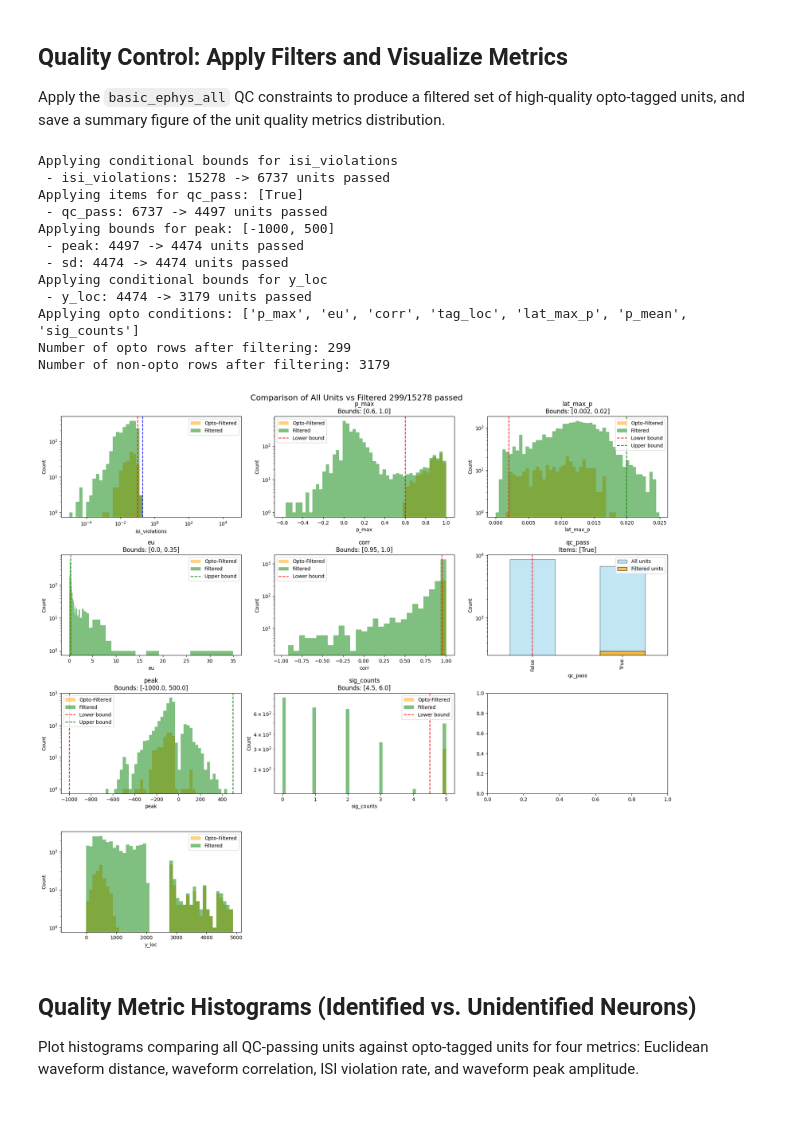
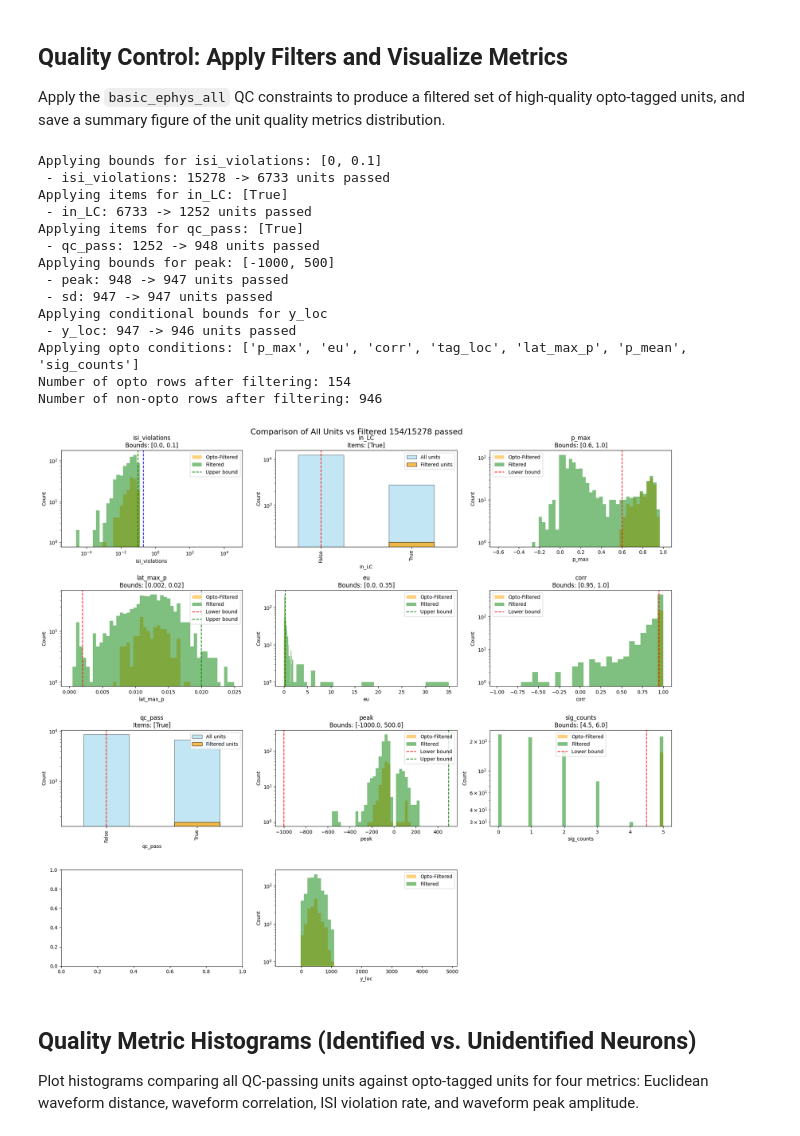
Before and after one commit to AllenNeuralDynamics/LC-beh-physiology-analysis, a Jupyter notebook: code/beh_ephys_analysis/session_combine/manuscript_figures/F_basic_ephys.ipynb, the cells around one changed output. Saved outputs shown, nothing was run; the diff lists cells and outputs as text; code cells hidden in the pictures.

```diff
--- a/code/beh_ephys_analysis/session_combine/manuscript_figures/F_basic_ephys.ipynb
+++ b/code/beh_ephys_analysis/session_combine/manuscript_figures/F_basic_ephys.ipynb
@@ -113,52 +113,54 @@ combined_tagged_units.rename(columns={'unit': 'unit_id'}, inplace=True)
 # exlcude units from excluded sessions
 combined_tagged_units['unit_id'] = combined_tagged_units['unit_id'].apply(to_str_intlike)
 # antidromic data
-version = 'PrL_S1'
-antidromic_file = f'{capsule_dirs["manuscript_fig_prep_dir"]}/antidromic_analysis/{version}/combined_antidromic_results.pkl'
-with open(antidromic_file, 'rb') as f:
-    antidromic_df = pickle.load(f)
+# version = 'PrL_S1'
+# antidromic_file = f'{capsule_dirs["manuscript_fig_prep_dir"]}/antidromic_analysis/{version}/combined_antidromic_results.pkl'
+# with open(antidromic_file, 'rb') as f:
+#     antidromic_df = pickle.load(f)
 
-antidromic_df.rename(columns={'unit': 'unit_id'}, inplace=True)
-antidromic_df['unit_id'] = antidromic_df['unit_id'].apply(to_str_intlike)
-antidromic_df = antidromic_df[['unit_id', 'session', 'p_auto_inhi', 't_auto_inhi',
-       'p_collision', 't_collision', 'p_antidromic', 't_antidromic', 'tier_1',
-       'tier_2', 'tier_1_long', 'tier_2_long']].copy()
-combined_tagged_units = combined_tagged_units.merge(antidromic_df, on=['session', 'unit_id'], how='left')
-combined_tagged_units['tier_1'] = combined_tagged_units['tier_1'].fillna(False)
-combined_tagged_units['tier_2'] = combined_tagged_units['tier_2'].fillna(False)
-combined_tagged_units['tier_1_long'] = combined_tagged_units['tier_1_long'].fillna(False)
-combined_tagged_units['tier_2_long'] = combined_tagged_units['tier_2_long'].fillna(False)
+# antidromic_df.rename(columns={'unit': 'unit_id'}, inplace=True)
+# antidromic_df['unit_id'] = antidromic_df['unit_id'].apply(to_str_intlike)
+# antidromic_df = antidromic_df[['unit_id', 'session', 'p_auto_inhi', 't_auto_inhi',
+#        'p_collision', 't_collision', 'p_antidromic', 't_antidromic', 'tier_1',
+#        'tier_2', 'tier_1_long', 'tier_2_long']].copy()
+# combined_tagged_units = combined_tagged_units.merge(antidromic_df, on=['session', 'unit_id'], how='left')
+# combined_tagged_units['tier_1'] = combined_tagged_units['tier_1'].fillna(False)
+# combined_tagged_units['tier_2'] = combined_tagged_units['tier_2'].fillna(False)
+# combined_tagged_units['tier_1_long'] = combined_tagged_units['tier_1_long'].fillna(False)
+# combined_tagged_units['tier_2_long'] = combined_tagged_units['tier_2_long'].fillna(False)
 # %% [markdown]
 ## Quality Control: Apply Filters and Visualize Metrics
 
 Apply the `basic_ephys_all` QC constraints to produce a filtered set of high-quality opto-tagged units, and save a summary figure of the unit quality metrics distribution.
 # %%
 density = False
-criteria_name = 'basic_ephys_all'
+criteria_name = 'basic_ephys_all_LC'
 with open(os.path.join(CAPSULE_ROOT + '/code/beh_ephys_analysis/session_combine/metrics', f'{criteria_name}.json'), 'r') as f:
     constraints = json.load(f)
 constraints['sd'] = [0, 1]
 combined_tagged_units_filtered, combined_tagged_units, fig, axes = apply_qc(combined_tagged_units, constraints, density=density, plot_all=False, plot_half=True)
 combined_tagged_units.rename(columns={'unit': 'unit_id'}, inplace=True)
 combined_tagged_units['unit_id'] = combined_tagged_units['unit_id'].apply(to_str_intlike)
 combined_tagged_units_filtered.rename(columns={'unit': 'unit_id'}, inplace=True)
 combined_tagged_units_filtered['unit_id'] = combined_tagged_units_filtered['unit_id'].apply(to_str_intlike)
 fig.savefig(fname=os.path.join(target_folder, f'unit_quality_metrics_summary_density_{density}.pdf'))
 fig.savefig(fname=os.path.join(target_folder, f'unit_quality_metrics_summary_density_{density}.svg'))
 # %% [output]
-Applying conditional bounds for isi_violations
- - isi_violations: 15278 -> 6737 units passed
+Applying bounds for isi_violations: [0, 0.1]
+ - isi_violations: 15278 -> 6733 units passed
+Applying items for in_LC: [True]
+ - in_LC: 6733 -> 1252 units passed
 Applying items for qc_pass: [True]
- - qc_pass: 6737 -> 4497 units passed
+ - qc_pass: 1252 -> 948 units passed
 Applying bounds for peak: [-1000, 500]
- - peak: 4497 -> 4474 units passed
- - sd: 4474 -> 4474 units passed
+ - peak: 948 -> 947 units passed
+ - sd: 947 -> 947 units passed
 Applying conditional bounds for y_loc
- - y_loc: 4474 -> 3179 units passed
+ - y_loc: 947 -> 946 units passed
 Applying opto conditions: ['p_max', 'eu', 'corr', 'tag_loc', 'lat_max_p', 'p_mean', 'sig_counts']
-Number of opto rows after filtering: 299
-Number of non-opto rows after filtering: 3179
+Number of opto rows after filtering: 154
+Number of non-opto rows after filtering: 946
-[figure, old version]
+[figure, new version]
 # %% [markdown]
 ## Quality Metric Histograms (Identified vs. Unidentified Neurons)
 
```
Also changed, not shown: parts of 8 cells of this notebook, 11 other files.
